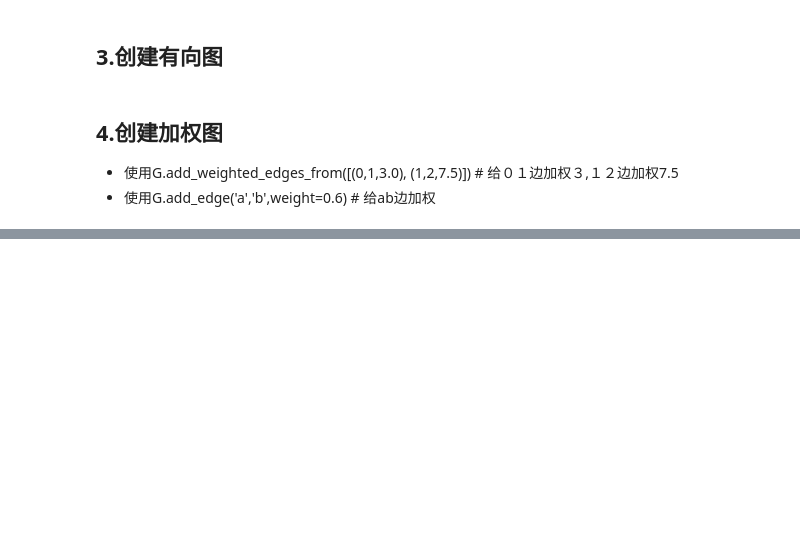
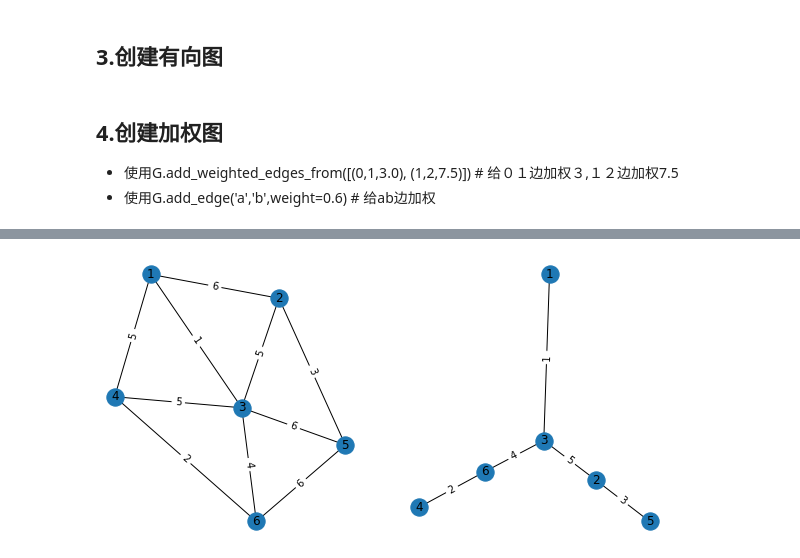
Before and after one commit to Starslayerx/MathModeling, a Jupyter notebook: Basic/networkx.ipynb, the cells around one changed output, grey strips where cells are left out. Drawn from its saved outputs; the diff is of its cells as text; code cells hidden in the pictures; blank space fills up the shorter version.

```diff
--- a/Basic/networkx.ipynb
+++ b/Basic/networkx.ipynb
@@ -117,0 +120,33 @@ plt.show() # display
+# %%
+g_data = [(1, 2, 6), (1, 3, 1), (1, 4, 5),
+          (2, 3, 5),  (2, 5, 3),
+          (3, 4, 5), (3, 5, 6), (3, 6, 4), (4, 6, 2),
+          (5, 6, 6)]
+
+# 最小生成树
+g = nx.Graph()
+g.add_weighted_edges_from(g_data)
+g_pos = nx.spring_layout(g)
+g_edges_labels = nx.get_edge_attributes(g,'weight')
+
+
+tree = nx.minimum_spanning_tree(g, algorithm='prim') # 最小二叉树算法，algorithm指定参数
+tree_pos = nx.spring_layout(tree)
+tree_edges_labels = nx.get_edge_attributes(tree,'weight')
+
+
+plt.figure(1,figsize=(10,5))
+
+plt.subplot(1,2,1)
+nx.draw(g,g_pos,with_labels=True)
+nx.draw_networkx_edge_labels(g,g_pos,edge_labels=g_edges_labels)
+
+plt.subplot(1,2,2)
+nx.draw(tree,tree_pos,with_labels=True)
+nx.draw_networkx_edge_labels(tree,tree_pos,edge_labels=tree_edges_labels)
+
+plt.show()
+
+# print(tree.edges(data=True))
+# %% [output]
+[figure, added]
```
Also changed, not shown: parts of 2 cells of this notebook, 1 other file.
